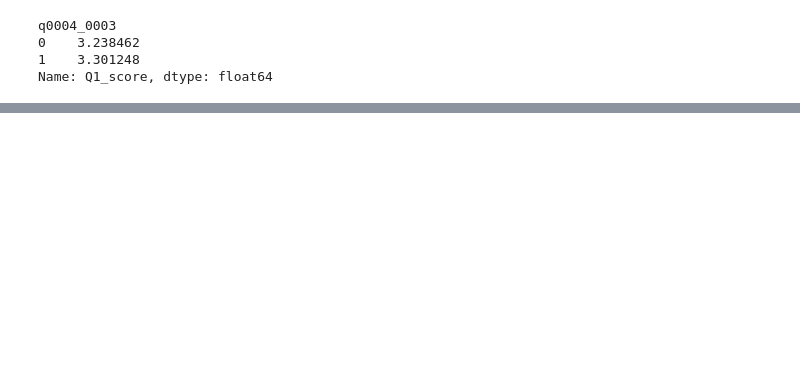
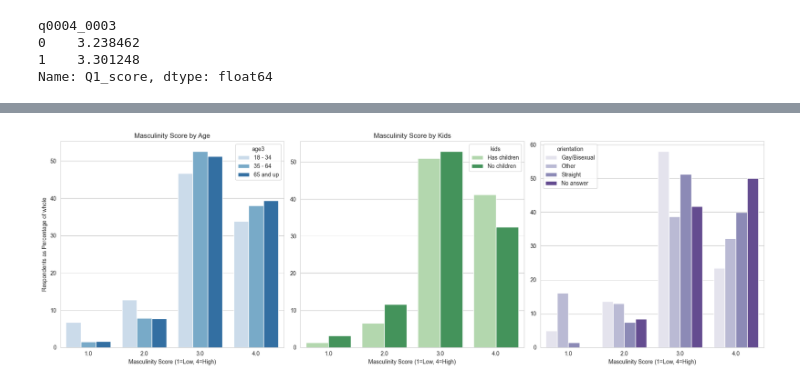
Before and after one commit to Hanif-K-Musaheb/DataScience2026_Final_Project, a Jupyter notebook: final_prj_datascience.ipynb, the cells around one changed output, grey strips where cells are left out. Cells and saved outputs as stored; diff of their text form; code cells hidden in the pictures; blank space fills up the shorter version.

Commit message:
added 3 exploratory analysis graphs that show how having kids is effecting particepent answers, added a function to produce these graphs

```diff
--- a/final_prj_datascience.ipynb
+++ b/final_prj_datascience.ipynb
@@ -298,0 +279,27 @@ temp_chart.make_chart()
+# %%
+fig, axes = plt.subplots(1, 3, figsize=(18, 6))# 1x3 for the 3 plots on 1 row and figsize is the dimensions of that
+
+# Age
+age_pct = df_clean.groupby('age3')['Q1_score'].value_counts(normalize=True).mul(100).reset_index(name='Percentage')
+sns.barplot(data=age_pct, x='Q1_score', y='Percentage', hue='age3', ax=axes[0], palette='Blues')
+axes[0].set_title('Masculinity Score by Age')
+axes[0].set_xlabel('Masculinity Score (1=Low, 4=High)')
+axes[0].set_ylabel('Respondents as Percentage of whole')
+
+# Kids
+kids_pct = df_clean.groupby('kids')['Q1_score'].value_counts(normalize=True).mul(100).reset_index(name='Percentage')
+sns.barplot(data=kids_pct, x='Q1_score', y='Percentage', hue='kids', ax=axes[1], palette='Greens')
+axes[1].set_title('Masculinity Score by Kids')
+axes[1].set_xlabel('Masculinity Score (1=Low, 4=High)')
+axes[1].set_ylabel('') # Hiding the y label to keep it clean
+
+# Orientation
+orientation_pct = df_clean.groupby('orientation')['Q1_score'].value_counts(normalize=True).mul(100).reset_index(name='Percentage')
+sns.barplot(data=orientation_pct, x='Q1_score', y='Percentage', hue='orientation', ax=axes[2], palette='Purples')
+axes[2].set_xlabel('Masculinity Score (1=Low, 4=High)')
+axes[2].set_ylabel('')
+
+plt.tight_layout()
+plt.show()
+# %% [output]
+[figure, added]
```
Also changed, not shown: parts of 12 cells of this notebook, 1 other file.
